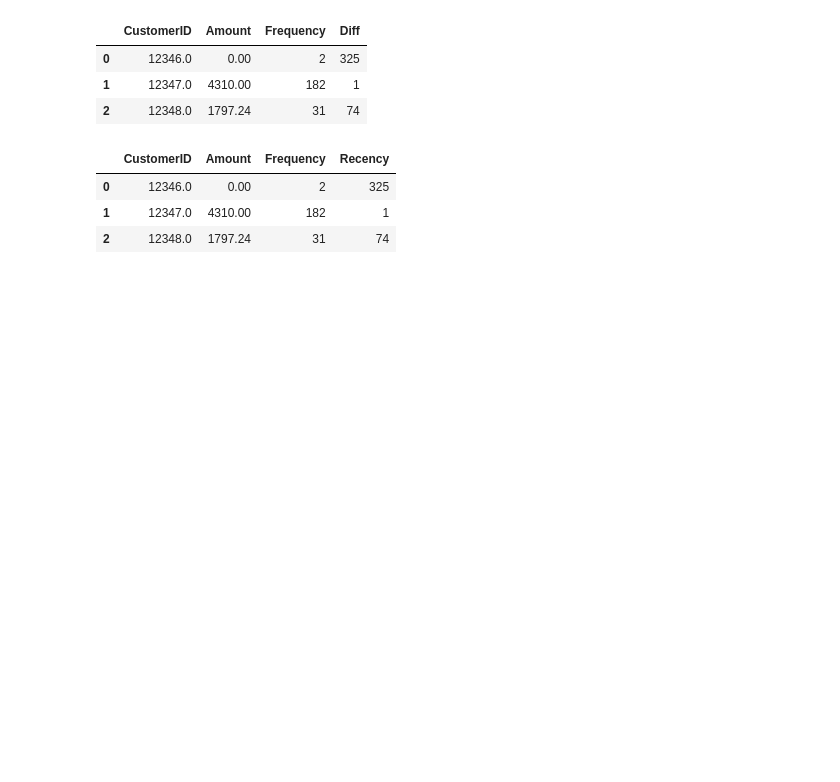
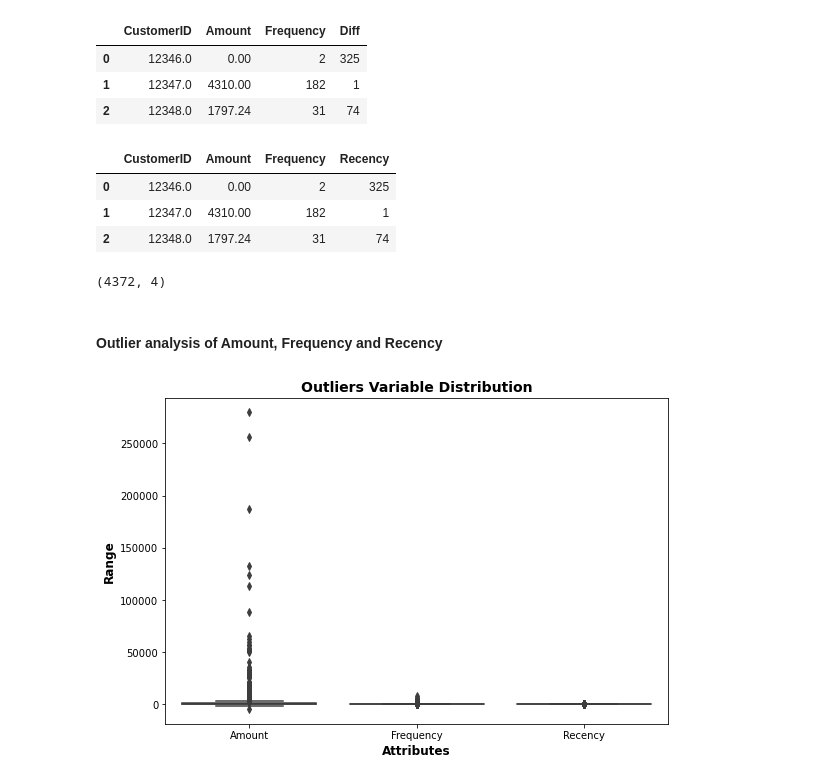
Before and after one commit to unpatel1/K-MeansOnlineRetail, a Jupyter notebook: K-Means Clustering case study.ipynb, the cells around one changed output. Cells and saved outputs as stored; diff of their text form; code cells hidden in the pictures; blank space fills up the shorter version.

```diff
--- a/K-Means Clustering case study.ipynb
+++ b/K-Means Clustering case study.ipynb
@@ -365,0 +362,16 @@ Start from "Outlier analysis of Amount, Frequency and Recency"
+# %%
+rfm.shape
+# %% [output]
+(4372, 4)
+# %% [markdown]
+#### Outlier analysis of Amount, Frequency and Recency
+# %%
+attributes = ['Amount','Frequency','Recency']
+plt.figure(figsize = (9,6))
+sns.boxplot(data = rfm[attributes])
+plt.title('Outliers Variable Distribution', fontsize = 14, fontweight = 'bold')
+plt.ylabel('Range', fontsize = 12, fontweight = 'bold')
+plt.xlabel('Attributes', fontsize = 12, fontweight = 'bold')
+plt.show()
+# %% [output]
+[figure, added]
```
Also changed, not shown: parts of 28 cells of this notebook.
